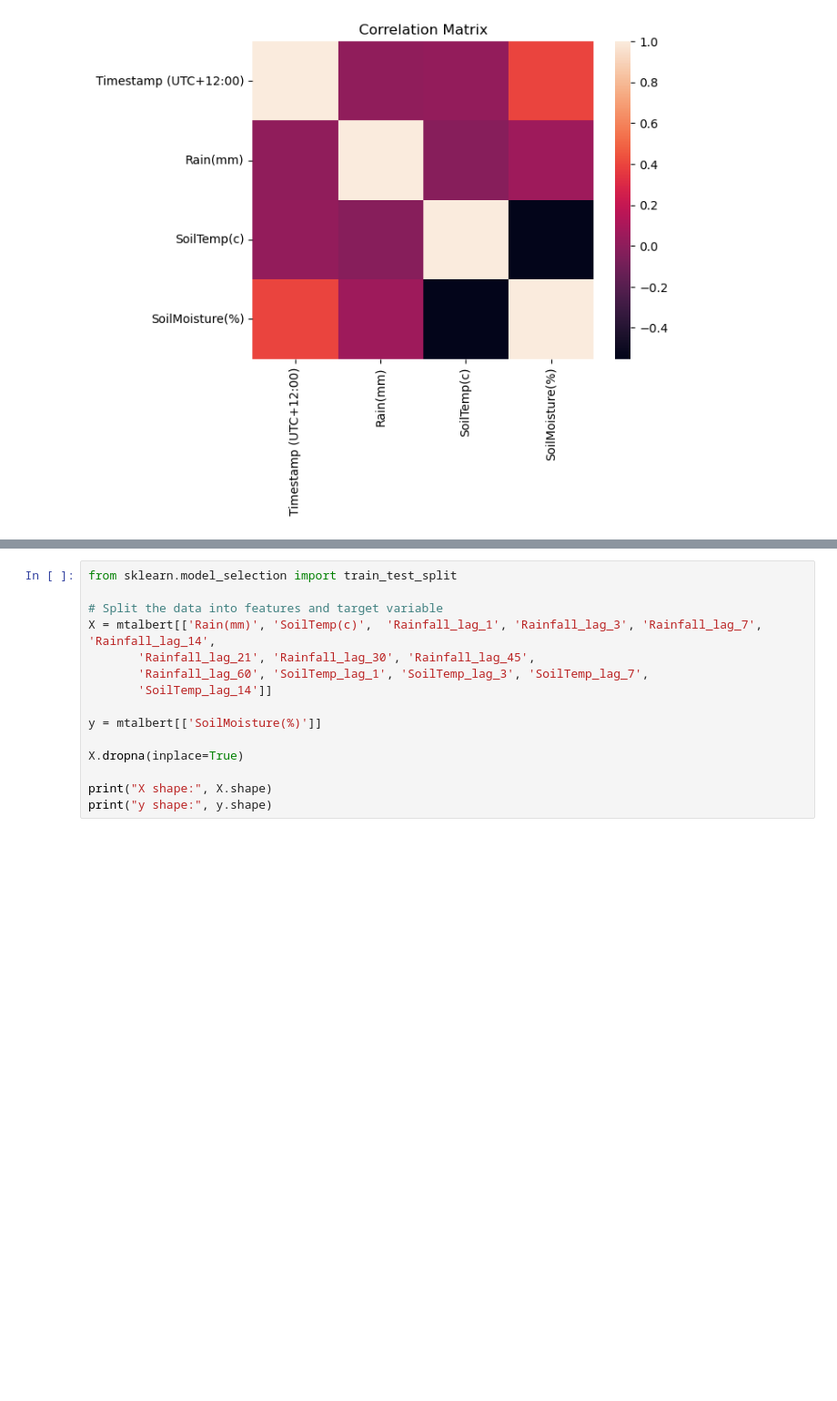
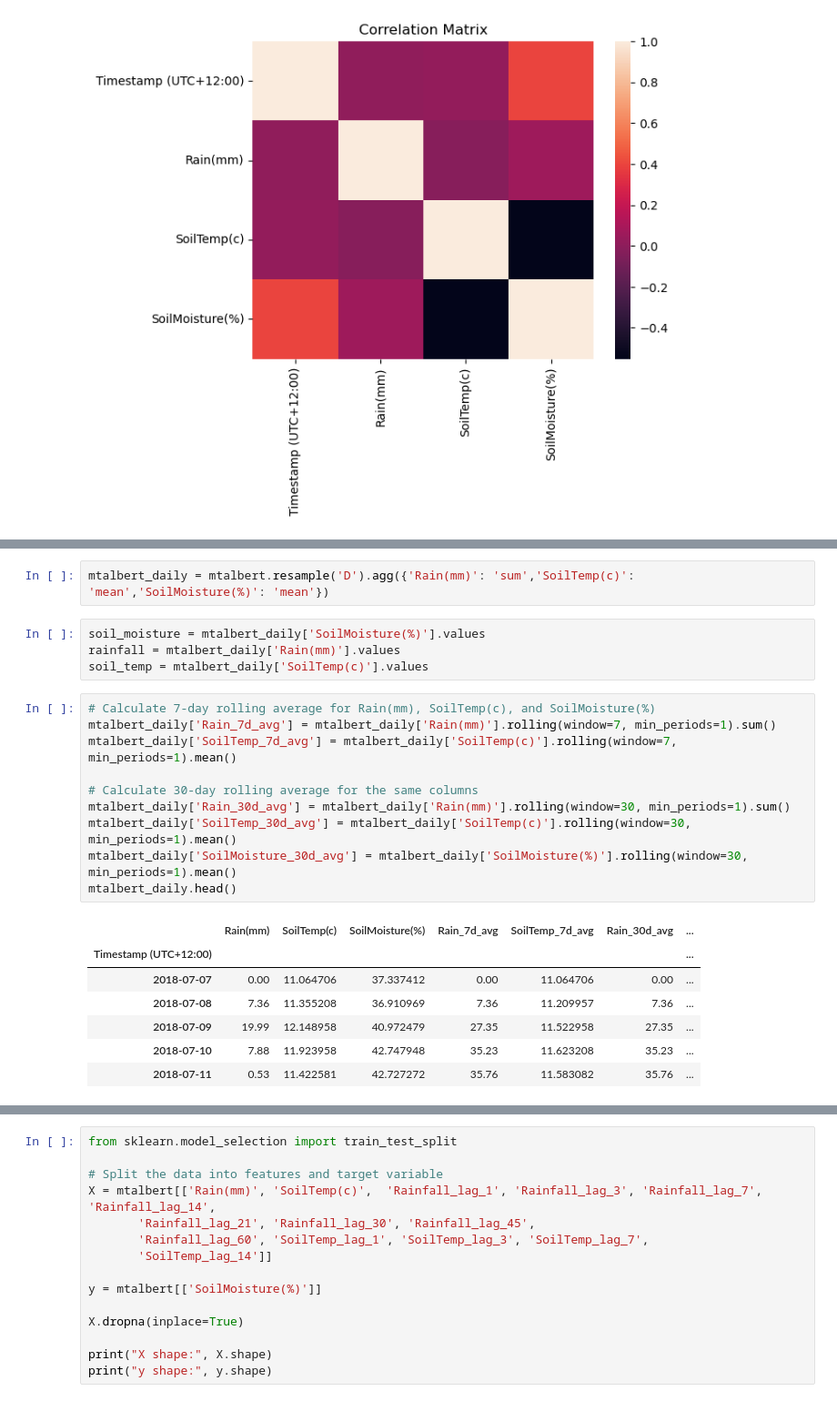
Before and after one commit to YingCG/SoilMoisturePredictionModel, a Jupyter notebook: 03-ML Algorithms/rainfall_7days_xgboost.ipynb, the cells around one changed output, grey strips where cells are left out. Shown: that part at 91% size. Drawn from its saved outputs; the diff is of its cells as text; blank space fills up the shorter version.

```diff
--- a/03-ML Algorithms/rainfall_7days_xgboost.ipynb
+++ b/03-ML Algorithms/rainfall_7days_xgboost.ipynb
@@ -137,3 +145,27 @@ plt.show()
+# %%
+mtalbert_daily = mtalbert.resample('D').agg({'Rain(mm)': 'sum','SoilTemp(c)': 'mean','SoilMoisture(%)': 'mean'})
+# %%
+soil_moisture = mtalbert_daily['SoilMoisture(%)'].values
+rainfall = mtalbert_daily['Rain(mm)'].values
+soil_temp = mtalbert_daily['SoilTemp(c)'].values
+# %%
+# Calculate 7-day rolling average for Rain(mm), SoilTemp(c), and SoilMoisture(%)
+mtalbert_daily['Rain_7d_avg'] = mtalbert_daily['Rain(mm)'].rolling(window=7, min_periods=1).sum()
+mtalbert_daily['SoilTemp_7d_avg'] = mtalbert_daily['SoilTemp(c)'].rolling(window=7, min_periods=1).mean()
+
+# Calculate 30-day rolling average for the same columns
+mtalbert_daily['Rain_30d_avg'] = mtalbert_daily['Rain(mm)'].rolling(window=30, min_periods=1).sum()
+mtalbert_daily['SoilTemp_30d_avg'] = mtalbert_daily['SoilTemp(c)'].rolling(window=30, min_periods=1).mean()
+mtalbert_daily['SoilMoisture_30d_avg'] = mtalbert_daily['SoilMoisture(%)'].rolling(window=30, min_periods=1).mean()
+mtalbert_daily.head()
+# %% [output]
+|  | Rain(mm) | SoilTemp(c) | SoilMoisture(%) | Rain_7d_avg | SoilTemp_7d_avg | Rain_30d_avg | ... |
+| Timestamp (UTC+12:00) |  |  |  |  |  |  | ... |
+| 2018-07-07 | 0.00 | 11.064706 | 37.337412 | 0.00 | 11.064706 | 0.00 | ... |
+| 2018-07-08 | 7.36 | 11.355208 | 36.910969 | 7.36 | 11.209957 | 7.36 | ... |
+| 2018-07-09 | 19.99 | 12.148958 | 40.972479 | 27.35 | 11.522958 | 27.35 | ... |
+| 2018-07-10 | 7.88 | 11.923958 | 42.747948 | 35.23 | 11.623208 | 35.23 | ... |
+| 2018-07-11 | 0.53 | 11.422581 | 42.727272 | 35.76 | 11.583082 | 35.76 | ... |
 # %%
 rainfall_lags = [1,3,7, 14, 21, 30,45, 60]
 soil_temp_lags = [1, 3, 7, 14]
```
Also changed, not shown: parts of 3 cells of this notebook, 31 other files.
